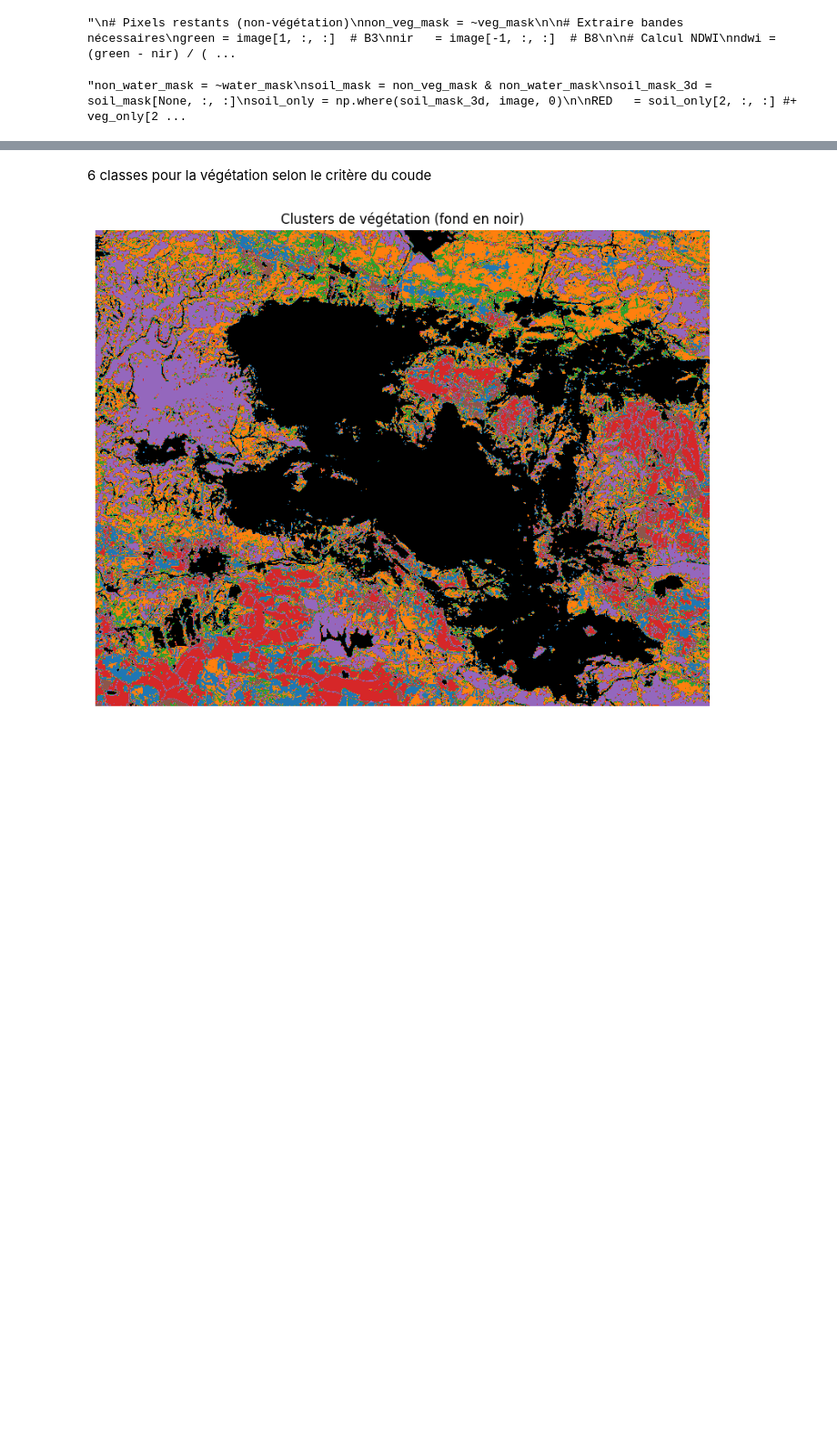
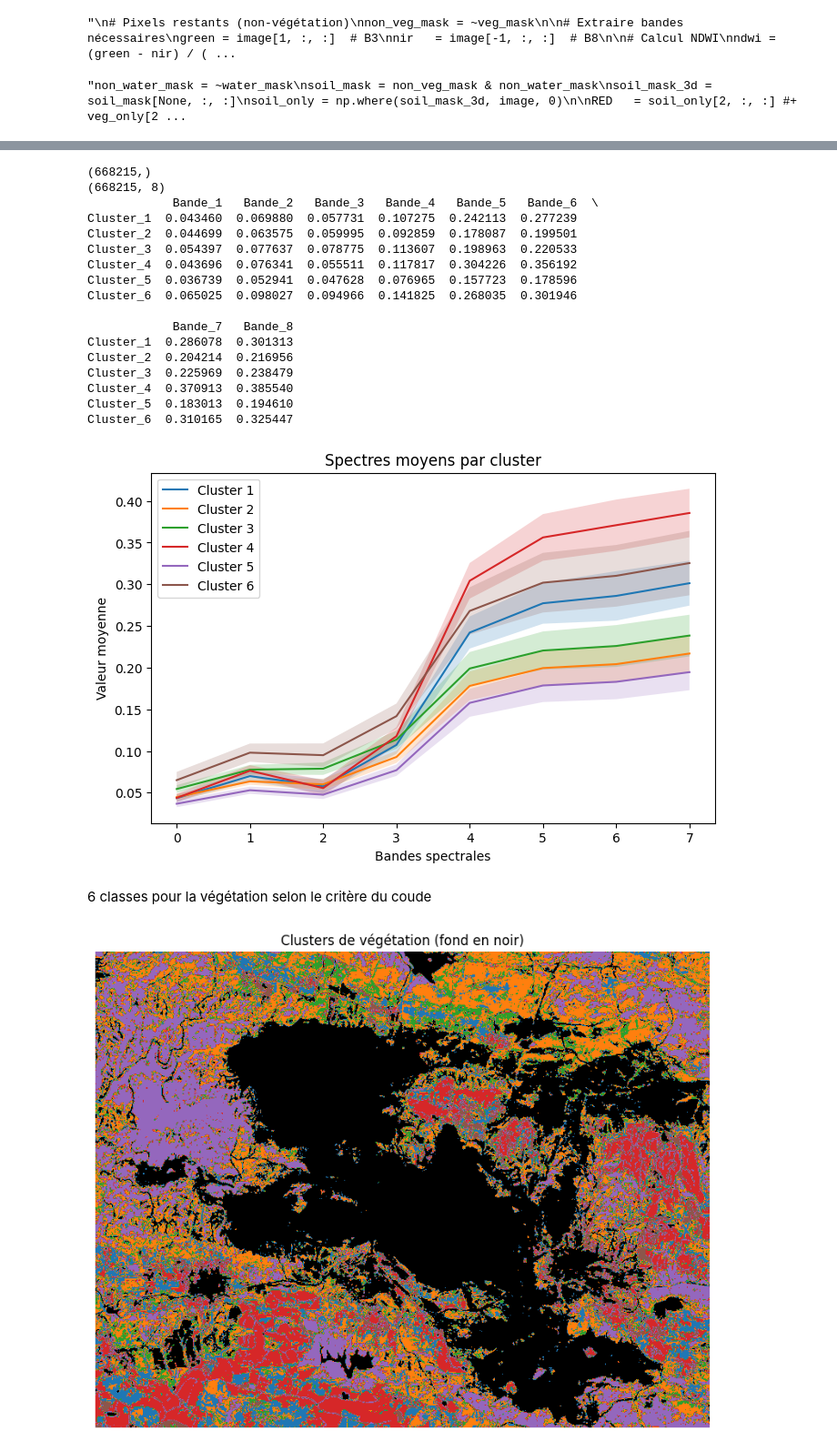
Before and after one commit to ArmanHosseini1/PIR-Rio-Tinto, a Jupyter notebook: SENTINEL-2/K-means.ipynb, the cells around one changed output, grey strips where cells are left out. Shown at 91% size. Cells and saved outputs as stored; diff of their text form; code cells hidden in the pictures; blank space fills up the shorter version.

```diff
--- a/SENTINEL-2/K-means.ipynb
+++ b/SENTINEL-2/K-means.ipynb
@@ -306,25 +306,65 @@ k optimal trouvé = 6
 # %%
 optimal_k = 6
 
 # --- 6) K-Means final avec k optimal ---
 kmeans_final = KMeans(n_clusters=optimal_k, random_state=42)
 labels = kmeans_final.fit_predict(X_scaled)
+print(labels.shape)
+print(veg_pixels.shape)
 
 # Calcul des moyennes par cluster
 mean_spectra = np.zeros((optimal_k, veg_pixels.shape[1]))
+std_spectra = np.zeros((optimal_k, veg_pixels.shape[1]))
 
 for k in range(optimal_k):
     cluster_pixels = veg_pixels[labels == k]
     mean_spectra[k] = cluster_pixels.mean(axis=0)
+    std_spectra[k]  = cluster_pixels.std(axis=0)
 
 # Option : afficher sous forme de tableau avec pandas
 df_mean_spectra = pd.DataFrame(
     mean_spectra,
     columns=[f'Bande_{i+1}' for i in range(veg_pixels.shape[1])]
 )
-df_mean_spectra.index = [f'Cluster_{i+1}' for i in range(K)]
+df_mean_spectra.index = [f'Cluster_{i+1}' for i in range(optimal_k)]
 
 print(df_mean_spectra)
+
+plt.figure(figsize=(8,5))
+bands = np.arange(l)
+
+for k in range(optimal_k):
+    plt.plot(mean_spectra[k], label=f'Cluster {k+1}')
+    plt.fill_between(
+        bands,
+        mean_spectra[k] - std_spectra[k],
+        mean_spectra[k] + std_spectra[k],
+        alpha=0.2
+    )
+plt.xlabel('Bandes spectrales')
+plt.ylabel('Valeur moyenne')
+plt.title('Spectres moyens par cluster')
+plt.legend()
+plt.show()
+# %% [output]
+(668215,)
+(668215, 8)
+            Bande_1   Bande_2   Bande_3   Bande_4   Bande_5   Bande_6  \
+Cluster_1  0.043460  0.069880  0.057731  0.107275  0.242113  0.277239
+Cluster_2  0.044699  0.063575  0.059995  0.092859  0.178087  0.199501
+Cluster_3  0.054397  0.077637  0.078775  0.113607  0.198963  0.220533
+Cluster_4  0.043696  0.076341  0.055511  0.117817  0.304226  0.356192
+Cluster_5  0.036739  0.052941  0.047628  0.076965  0.157723  0.178596
+Cluster_6  0.065025  0.098027  0.094966  0.141825  0.268035  0.301946
+
+            Bande_7   Bande_8
+Cluster_1  0.286078  0.301313
+Cluster_2  0.204214  0.216956
+Cluster_3  0.225969  0.238479
+Cluster_4  0.370913  0.385540
+Cluster_5  0.183013  0.194610
+Cluster_6  0.310165  0.325447
+[figure, added]
 # %% [markdown]
 6 classes pour la végétation selon le critère du coude
 # %%
```
Also changed, not shown: parts of 5 cells of this notebook, 1 other file.
